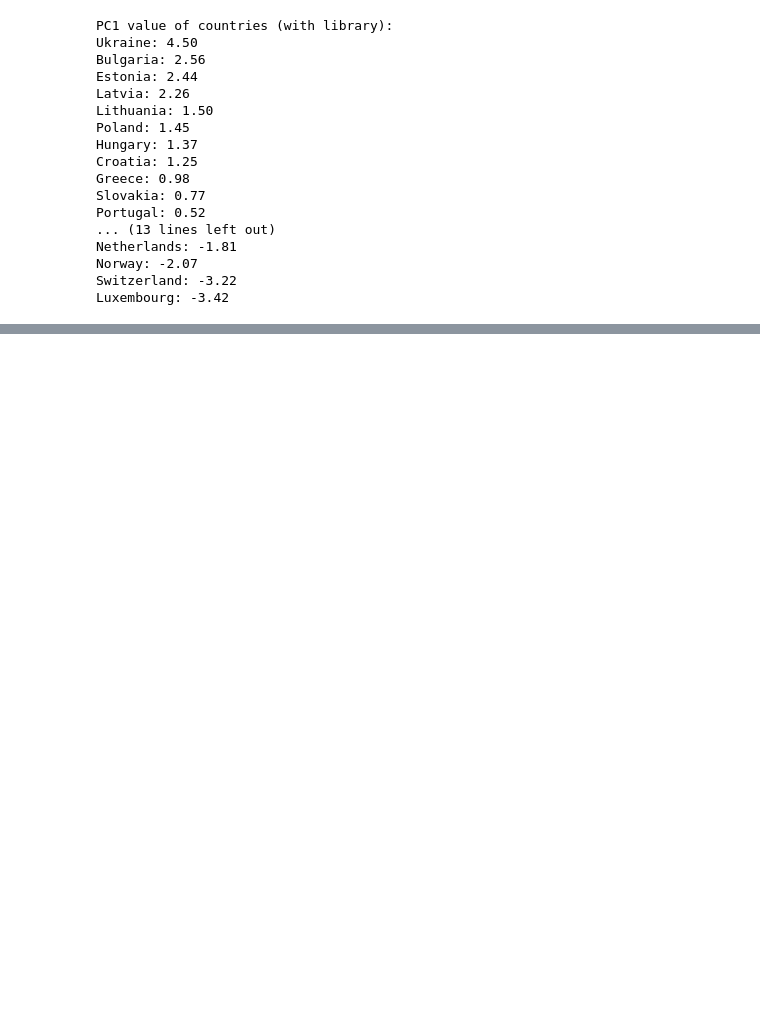
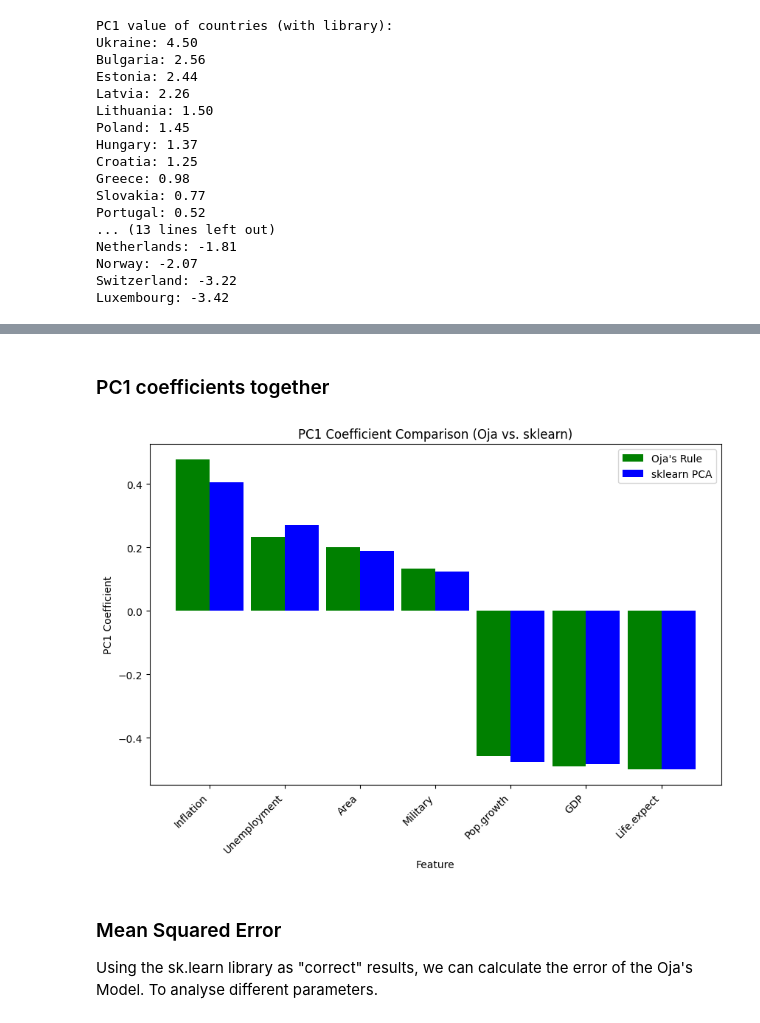
Before and after one commit to Georg1604/SIA-TP4, a Jupyter notebook: Exercise1/Ejercicio1.ipynb, the cells around one changed output, grey strips where cells are left out. Saved outputs shown, nothing was run; the diff lists cells and outputs as text; code cells hidden in the pictures; blank space fills up the shorter version.

```diff
--- a/Exercise1/Ejercicio1.ipynb
+++ b/Exercise1/Ejercicio1.ipynb
@@ -381,0 +382,21 @@ plt.show()
+# %% [markdown]
+### PC1 coefficients together
+# %%
+bar_width = 0.45
+x_positions_oja = np.arange(len(sorted_features_oja))
+x_positions_sklearn = x_positions_oja + bar_width
+
+plt.figure(figsize=(10, 6))
+plt.bar(x_positions_oja, [coef for _, coef in sorted_features_oja], color='green', width=bar_width, label="Oja's Rule")
+plt.bar(x_positions_sklearn, [coef for _, coef in sorted_features_sklearn], color='blue', width=bar_width, label="sklearn PCA")
+plt.xlabel('Feature')
+plt.ylabel('PC1 Coefficient')
+plt.title('PC1 Coefficient Comparison (Oja vs. sklearn)')
+plt.xticks(x_positions_oja + bar_width / 2, [feature for feature, _ in sorted_features_oja], rotation=45, ha='right')
+plt.legend()
+plt.show()
+# %% [output]
+[figure, added]
+# %% [markdown]
+### Mean Squared Error
+Using the sk.learn library as "correct" results, we can calculate the error of the Oja's Model. To analyse different parameters.
```
Also changed, not shown: parts of 22 cells of this notebook, 1 other file.
